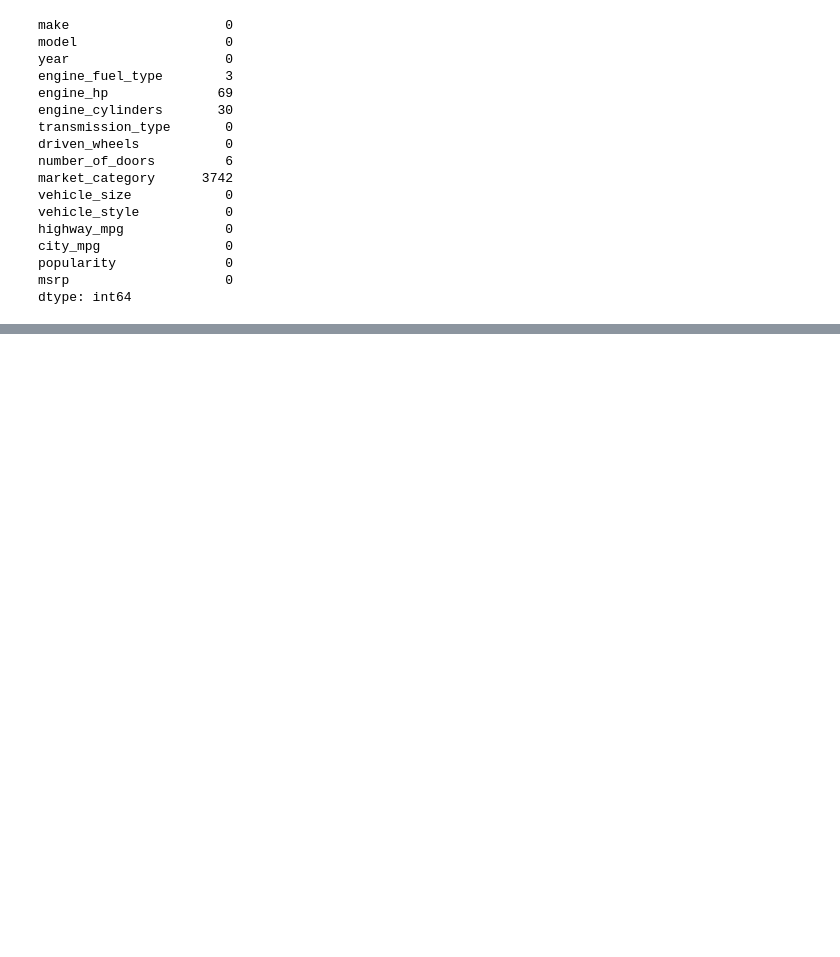
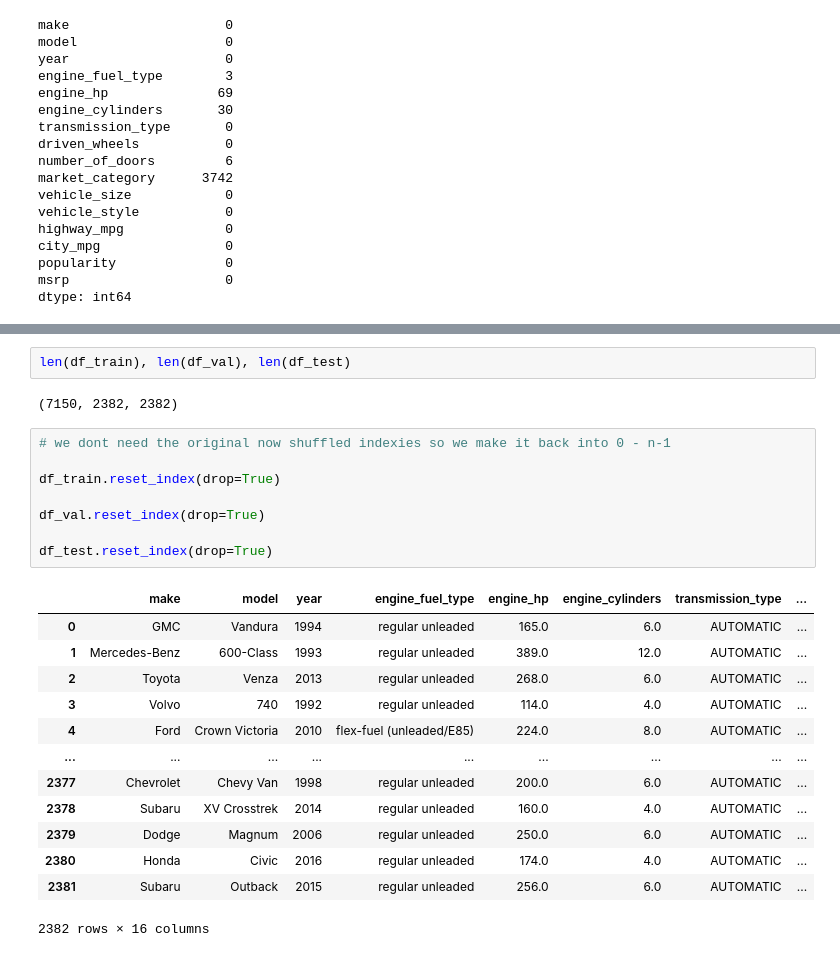
Before and after one commit to lylaroach/machine-learning-zoomcamp-homework, a Jupyter notebook: 02-regression/practice2.ipynb, the cells around one changed output, grey strips where cells are left out. Cells and saved outputs as stored; diff of their text form; blank space fills up the shorter version.

```diff
--- a/02-regression/practice2.ipynb
+++ b/02-regression/practice2.ipynb
@@ -176,0 +253,26 @@ dtype: int64
+# %%
+len(df_train), len(df_val), len(df_test)
+# %% [output]
+(7150, 2382, 2382)
+# %%
+# we dont need the original now shuffled indexies so we make it back into 0 - n-1
+
+df_train.reset_index(drop=True)
+
+df_val.reset_index(drop=True)
+
+df_test.reset_index(drop=True)
+# %% [output]
+|  | make | model | year | engine_fuel_type | engine_hp | engine_cylinders | transmission_type | ... |
+| 0 | GMC | Vandura | 1994 | regular unleaded | 165.0 | 6.0 | AUTOMATIC | ... |
+| 1 | Mercedes-Benz | 600-Class | 1993 | regular unleaded | 389.0 | 12.0 | AUTOMATIC | ... |
+| 2 | Toyota | Venza | 2013 | regular unleaded | 268.0 | 6.0 | AUTOMATIC | ... |
+| 3 | Volvo | 740 | 1992 | regular unleaded | 114.0 | 4.0 | AUTOMATIC | ... |
+| 4 | Ford | Crown Victoria | 2010 | flex-fuel (unleaded/E85) | 224.0 | 8.0 | AUTOMATIC | ... |
+| ... | ... | ... | ... | ... | ... | ... | ... | ... |
+| 2377 | Chevrolet | Chevy Van | 1998 | regular unleaded | 200.0 | 6.0 | AUTOMATIC | ... |
+| 2378 | Subaru | XV Crosstrek | 2014 | regular unleaded | 160.0 | 4.0 | AUTOMATIC | ... |
+| 2379 | Dodge | Magnum | 2006 | regular unleaded | 250.0 | 6.0 | AUTOMATIC | ... |
+| 2380 | Honda | Civic | 2016 | regular unleaded | 174.0 | 4.0 | AUTOMATIC | ... |
+| 2381 | Subaru | Outback | 2015 | regular unleaded | 256.0 | 6.0 | AUTOMATIC | ... |
+2382 rows × 16 columns
```
Also changed, not shown: parts of 17 cells of this notebook, 11 other files.
